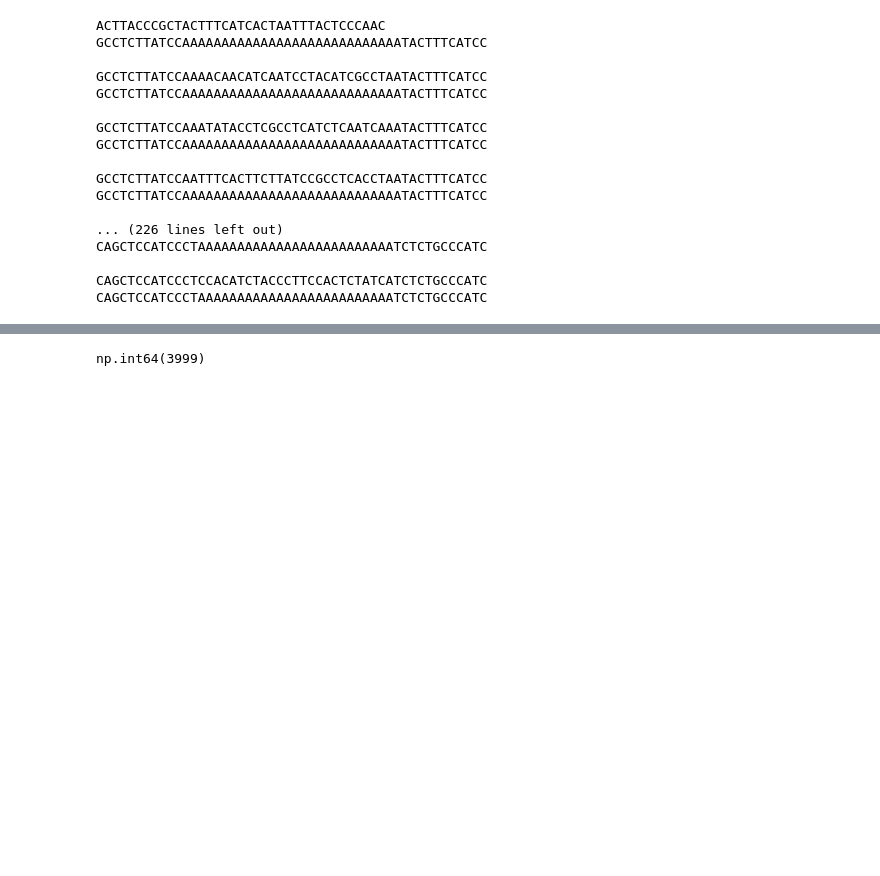
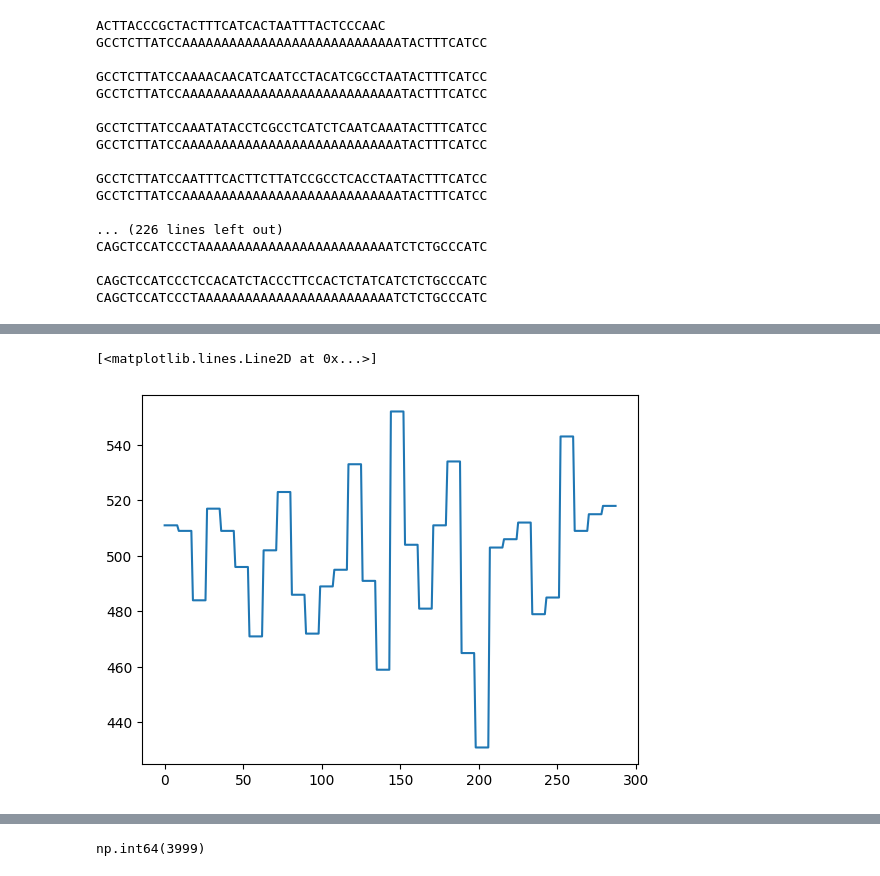
Before and after one commit to Parvfect/DSP, a Jupyter notebook: experimentation.ipynb, the cells around one changed output, grey strips where cells are left out. Drawn from its saved outputs; the diff is of its cells as text; code cells hidden in the pictures; blank space fills up the shorter version.

```diff
--- a/experimentation.ipynb
+++ b/experimentation.ipynb
@@ -260,0 +309,5 @@ array([-0.34175079,  0.28403577,  0.48928728,  0.37105904,  0.02640637,
+# %%
+plt.plot(data[0])
+# %% [output]
+[<matplotlib.lines.Line2D at 0x...>]
+[figure, added]
```
Also changed, not shown: parts of 58 cells of this notebook.
